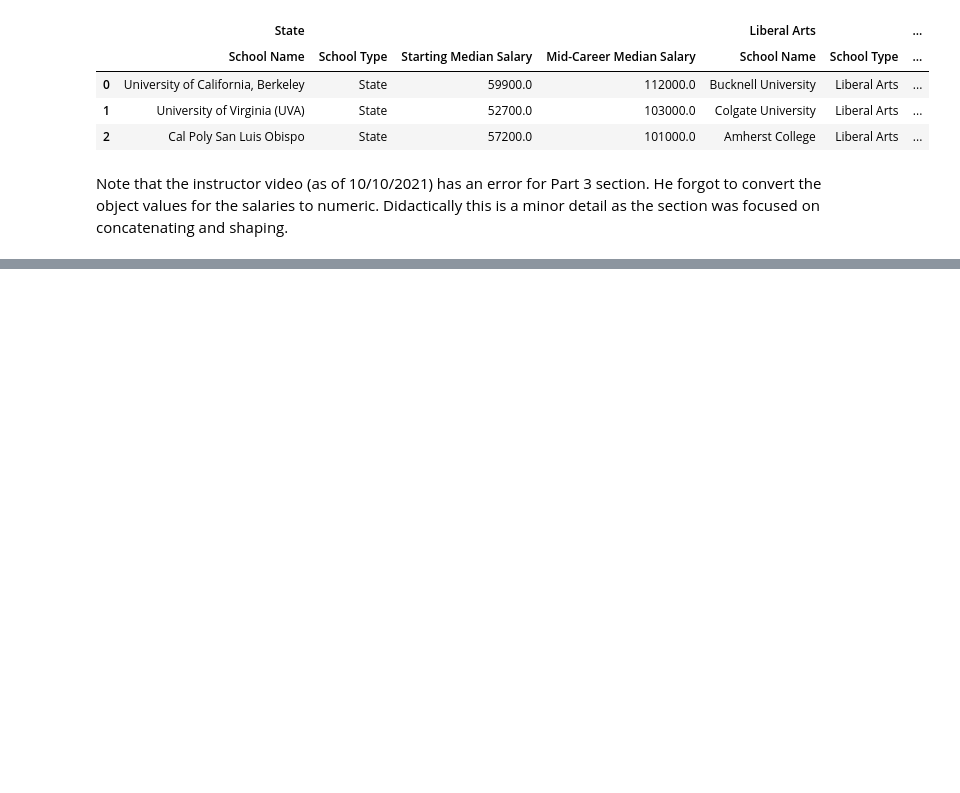
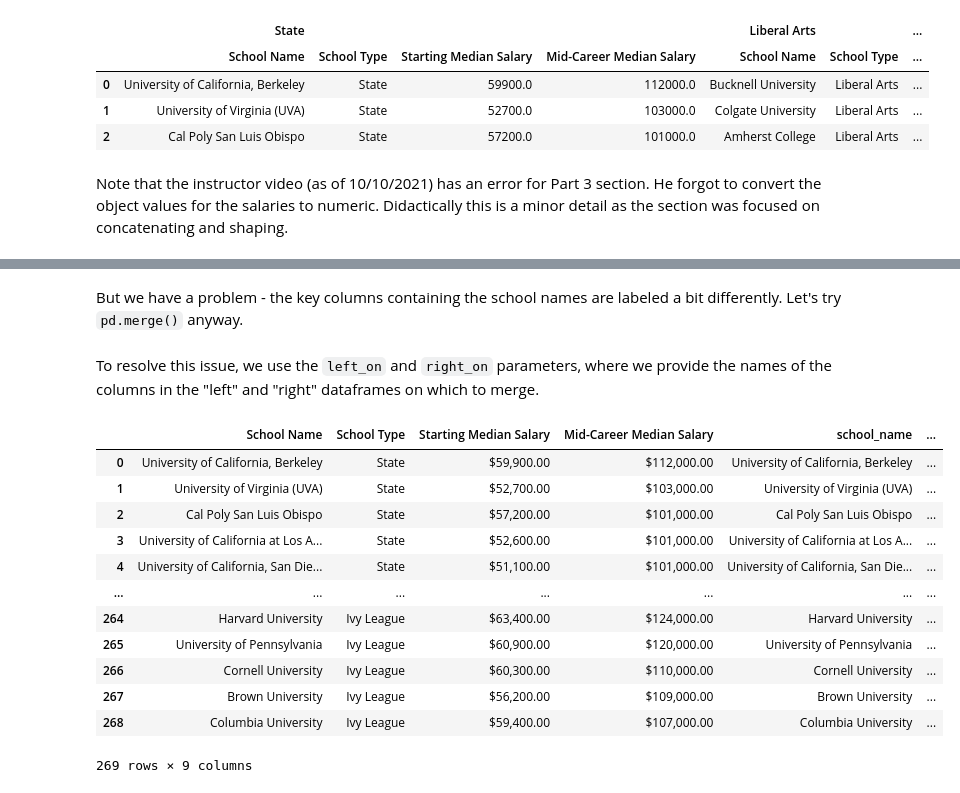
Before and after one commit to jgabunilas/pandas-bootcamp, a Jupyter notebook: Section6_Working_with_Multiple_DataFrames/Section6_Multiple_DataFrames.ipynb, the cells around one changed output, grey strips where cells are left out. Cells and saved outputs as stored; diff of their text form; code cells hidden in the pictures; blank space fills up the shorter version.

```diff
--- a/Section6_Working_with_Multiple_DataFrames/Section6_Multiple_DataFrames.ipynb
+++ b/Section6_Working_with_Multiple_DataFrames/Section6_Multiple_DataFrames.ipynb
@@ -1118,0 +1208,4 @@ Note that the instructor video (as of 10/10/2021) has an error for Part 3 sectio
+# %%
+income_url = 'https://andybek.com/pandas-mid'
+# %%
+mid_career = pd.read_csv(income_url)
@@ -1118,0 +1232,2 @@ Note that the instructor video (as of 10/10/2021) has an error for Part 3 sectio
+# %% [markdown]
+But we have a problem - the key columns containing the school names are labeled a bit differently. Let's try `pd.merge()` anyway.
@@ -1118,0 +1237,18 @@ Note that the instructor video (as of 10/10/2021) has an error for Part 3 sectio
+# %% [markdown]
+To resolve this issue, we use the `left_on` and `right_on` parameters, where we provide the names of the columns in the "left" and "right" dataframes on which to merge.
+# %%
+pd.merge(schools, mid_career, left_on = "School Name", right_on = "school_name")
+# %% [output]
+|  | School Name | School Type | Starting Median Salary | Mid-Career Median Salary | school_name | ... |
+| 0 | University of California, Berkeley | State | $59,900.00 | $112,000.00 | University of California, Berkeley | ... |
+| 1 | University of Virginia (UVA) | State | $52,700.00 | $103,000.00 | University of Virginia (UVA) | ... |
+| 2 | Cal Poly San Luis Obispo | State | $57,200.00 | $101,000.00 | Cal Poly San Luis Obispo | ... |
+| 3 | University of California at Los A... | State | $52,600.00 | $101,000.00 | University of California at Los A... | ... |
+| 4 | University of California, San Die... | State | $51,100.00 | $101,000.00 | University of California, San Die... | ... |
+| ... | ... | ... | ... | ... | ... | ... |
+| 264 | Harvard University | Ivy League | $63,400.00 | $124,000.00 | Harvard University | ... |
+| 265 | University of Pennsylvania | Ivy League | $60,900.00 | $120,000.00 | University of Pennsylvania | ... |
+| 266 | Cornell University | Ivy League | $60,300.00 | $110,000.00 | Cornell University | ... |
+| 267 | Brown University | Ivy League | $56,200.00 | $109,000.00 | Brown University | ... |
+| 268 | Columbia University | Ivy League | $59,400.00 | $107,000.00 | Columbia University | ... |
+269 rows × 9 columns
```
Also changed, not shown: parts of 26 cells of this notebook, 3 other files.
